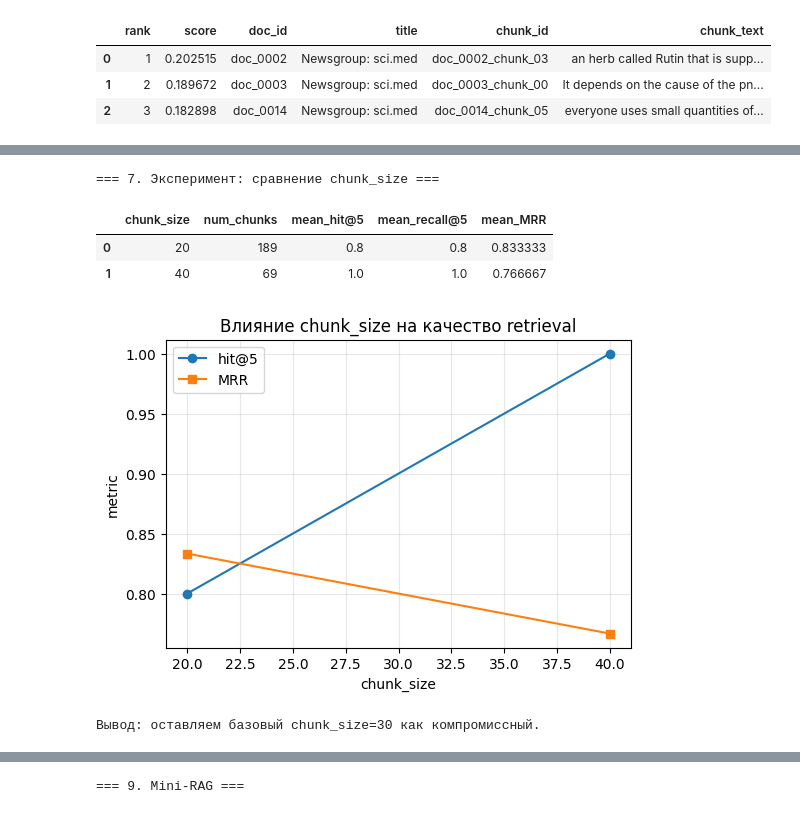
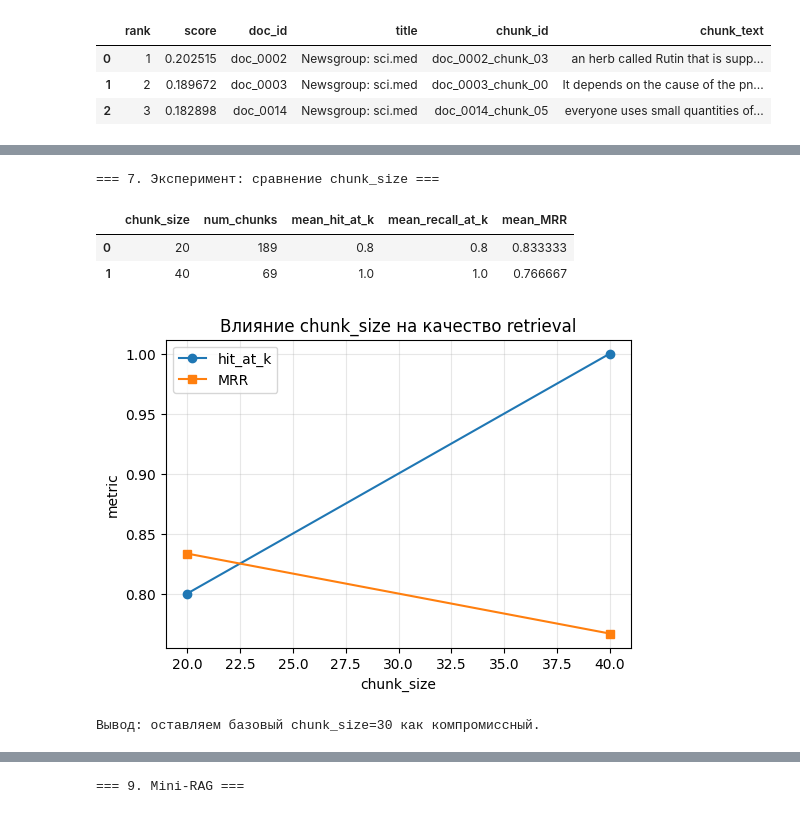
Before and after one commit to vovaovsyanka/dpo, a Jupyter notebook: homeworks/HW14/HW14.ipynb, the cells around one changed output, grey strips where cells are left out. Cells and saved outputs as stored; diff of their text form; code cells hidden in the pictures.

```diff
--- a/homeworks/HW14/HW14.ipynb
+++ b/homeworks/HW14/HW14.ipynb
@@ -244,7 +244,6 @@ for q in example_queries:
 print("\n=== 6. Формирование контрольных запросов и оценка retrieval ===")
 
 # Выбираем 5 документов, для которых вручную составим вопросы
-# (основываясь на их реальном содержании)
 benchmark_docs = [documents[0], documents[3], documents[6], documents[9], documents[12]]
 
 print("Выбранные документы для бенчмарка:")
@@ -270,6 +269,12 @@ benchmark = [
      "relevant_doc_ids": ["doc_0002"]},   # документ про носовые кровотечения
 ]
 
+def calculate_hit@k(retrieved_ids, relevant_ids):
+    return int(any(doc in retrieved_ids for doc in relevant_ids))
+
+def calculate_recall@k(retrieved_ids, relevant_ids):
+    return sum(doc in retrieved_ids for doc in relevant_ids) / len(relevant_ids)
+
 def evaluate_retrieval(benchmark_rows, top_k=5):
     results = []
     for row in benchmark_rows:
@@ -277,8 +282,8 @@ def evaluate_retrieval(benchmark_rows, top_k=5):
         relevant = row["relevant_doc_ids"]
         retrieved_df = search_chunks(query, top_k=top_k)
         retrieved_ids = retrieved_df["doc_id"].tolist()
-        hit = int(any(doc in retrieved_ids for doc in relevant))
-        recall = sum(doc in retrieved_ids for doc in relevant) / len(relevant)
+        hit@k = calculate_hit@k(retrieved_ids, relevant)
+        recall@k = calculate_recall@k(retrieved_ids, relevant)
 
         first_rank = None
         for i, doc in enumerate(retrieved_ids, 1):
@@ -290,8 +295,8 @@ def evaluate_retrieval(benchmark_rows, top_k=5):
             "query": query,
             "expected_source": ", ".join(relevant),
             "retrieved_sources": ", ".join(retrieved_ids),
-            f"hit@{top_k}": hit,
-            f"recall@{top_k}": recall,
+            "hit_at_k": hit@k,
+            "recall_at_k": recall@k,
             "rank_of_first_relevant": first_rank
         })
     return pd.DataFrame(results)
@@ -301,8 +306,8 @@ eval_df = evaluate_retrieval(benchmark, top_k=TOP_K)
 display(eval_df)
 
 summary = {
-    f"mean_hit@{TOP_K}": eval_df[f"hit@{TOP_K}"].mean(),
-    f"mean_recall@{TOP_K}": eval_df[f"recall@{TOP_K}"].mean(),
+    f"mean_hit_at_{TOP_K}": eval_df["hit_at_k"].mean(),
+    f"mean_recall_at_{TOP_K}": eval_df["recall_at_k"].mean(),
     "mean_reciprocal_rank": (1.0 / eval_df["rank_of_first_relevant"].dropna()).mean()
 }
 print("\nСредние метрики:")
@@ -357,42 +362,41 @@ def run_experiment(chunk_sizes, overlap=10):
         else:
             tmp_idx = NearestNeighbors(metric="cosine").fit(tmp_emb)
 
-        # Временно подменяем глобальные переменные
         global chunks_df, chunk_embeddings, index
         old_chunks, old_emb, old_idx = chunks_df, chunk_embeddings, index
         chunks_df, chunk_embeddings, index = tmp_chunks, tmp_emb, tmp_idx
 
         eval_tmp = evaluate_retrieval(benchmark, top_k=TOP_K)
         exp_results.append({
             "chunk_size": cs,
             "num_chunks": len(tmp_chunks),
-            f"mean_hit@{TOP_K}": eval_tmp[f"hit@{TOP_K}"].mean(),
-            f"mean_recall@{TOP_K}": eval_tmp[f"recall@{TOP_K}"].mean(),
+            "mean_hit_at_k": eval_tmp["hit_at_k"].mean(),
+            "mean_recall_at_k": eval_tmp["recall_at_k"].mean(),
             "mean_MRR": (1.0 / eval_tmp["rank_of_first_relevant"].dropna()).mean()
         })
         chunks_df, chunk_embeddings, index = old_chunks, old_emb, old_idx
     return pd.DataFrame(exp_results)
 
 exp_df = run_experiment(chunk_sizes=[20, 40], overlap=10)
 display(exp_df)
 
 plt.figure(figsize=(6,4))
-plt.plot(exp_df["chunk_size"], exp_df[f"mean_hit@{TOP_K}"], marker='o', label=f"hit@{TOP_K}")
+plt.plot(exp_df["chunk_size"], exp_df["mean_hit_at_k"], marker='o', label="hit_at_k")
 plt.plot(exp_df["chunk_size"], exp_df["mean_MRR"], marker='s', label="MRR")
 plt.xlabel("chunk_size")
 plt.ylabel("metric")
 plt.title("Влияние chunk_size на качество retrieval")
 plt.legend()
 plt.grid(alpha=0.3)
 plt.show()
 
 print("Вывод: оставляем базовый chunk_size=30 как компромиссный.")
 # %% [output]
 === 7. Эксперимент: сравнение chunk_size ===
-|  | chunk_size | num_chunks | mean_hit@5 | mean_recall@5 | mean_MRR |
+|  | chunk_size | num_chunks | mean_hit_at_k | mean_recall_at_k | mean_MRR |
 | 0 | 20 | 189 | 0.8 | 0.8 | 0.833333 |
 | 1 | 40 | 69 | 1.0 | 1.0 | 0.766667 |
-[figure, old version]
+[figure, new version]
 Вывод: оставляем базовый chunk_size=30 как компромиссный.
 # %%
 print("\n=== 8. Обновление базы знаний и переиндексация ===")
```
Also changed, not shown: parts of 3 cells of this notebook, 3 other files.
